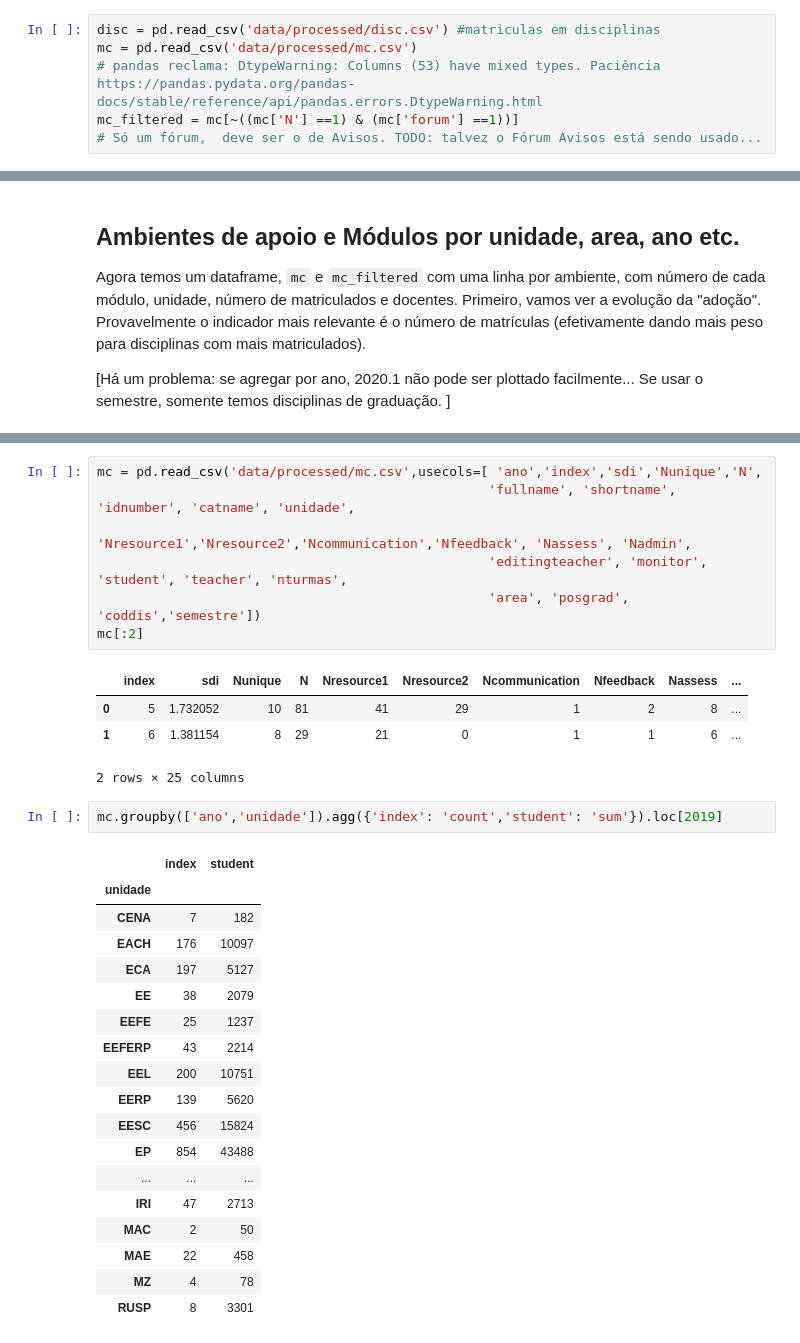
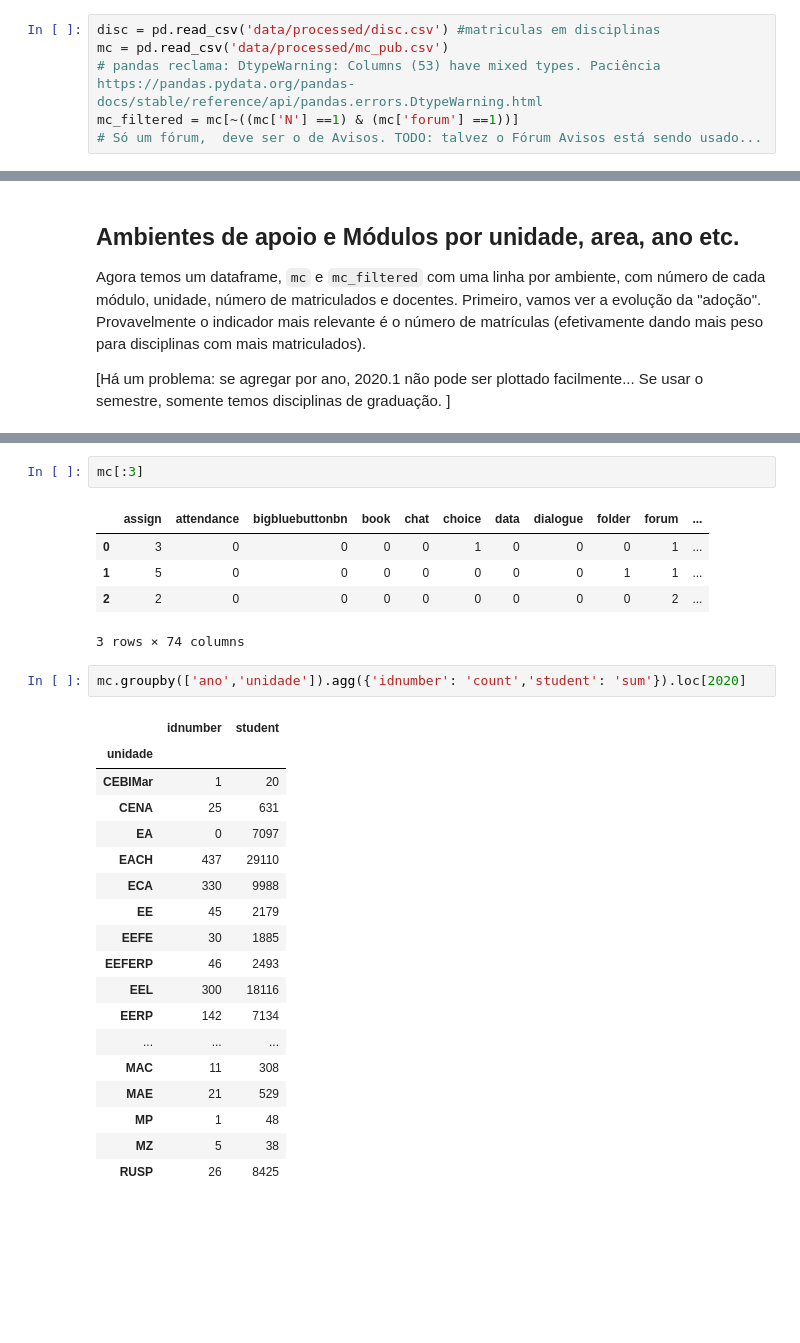
Before and after one commit to gustavo-ifusp/edisc-analytics, a Jupyter notebook: 2-Matrículas.ipynb, the cells around one changed output, grey strips where cells are left out. Drawn from its saved outputs; the diff is of its cells as text; blank space fills up the shorter version.

```diff
--- a/2-Matrículas.ipynb
+++ b/2-Matrículas.ipynb
@@ -52,7 +70,7 @@ sns.barplot(data=data,y='sglund',x='matr',estimator=np.sum,ci=False,order=order,
 [figure]
 # %%
 disc = pd.read_csv('data/processed/disc.csv') #matriculas em disciplinas
-mc = pd.read_csv('data/processed/mc.csv')
+mc = pd.read_csv('data/processed/mc_pub.csv')
 # pandas reclama: DtypeWarning: Columns (53) have mixed types. Paciência https://pandas.pydata.org/pandas-docs/stable/reference/api/pandas.errors.DtypeWarning.html
 mc_filtered = mc[~((mc['N'] ==1) & (mc['forum'] ==1))]
 # Só um fórum,  deve ser o de Avisos. TODO: talvez o Fórum Avisos está sendo usado...
@@ -206,34 +222,30 @@ Index(['index', 'link', 'assign', 'attendance', 'bigbluebuttonbn', 'book',
       dtype='object')
-# %%
-mc = pd.read_csv('data/processed/mc.csv',usecols=[ 'ano','index','sdi','Nunique','N',
-                                                  'fullname', 'shortname', 'idnumber', 'catname', 'unidade',
-                                                  'Nresource1','Nresource2','Ncommunication','Nfeedback', 'Nassess', 'Nadmin',
-                                                  'editingteacher', 'monitor', 'student', 'teacher', 'nturmas',
-                                                  'area', 'posgrad', 'coddis','semestre'])
-mc[:2]
-# %% [output]
-|  | index | sdi | Nunique | N | Nresource1 | Nresource2 | Ncommunication | Nfeedback | Nassess | ... |
-| 0 | 5 | 1.732052 | 10 | 81 | 41 | 29 | 1 | 2 | 8 | ... |
-| 1 | 6 | 1.381154 | 8 | 29 | 21 | 0 | 1 | 1 | 6 | ... |
-2 rows × 25 columns
+# %%
+mc[:3]
+# %% [output]
+|  | assign | attendance | bigbluebuttonbn | book | chat | choice | data | dialogue | folder | forum | ... |
+| 0 | 3 | 0 | 0 | 0 | 0 | 1 | 0 | 0 | 0 | 1 | ... |
+| 1 | 5 | 0 | 0 | 0 | 0 | 0 | 0 | 0 | 1 | 1 | ... |
+| 2 | 2 | 0 | 0 | 0 | 0 | 0 | 0 | 0 | 0 | 2 | ... |
+3 rows × 74 columns
 # %%
-mc.groupby(['ano','unidade']).agg({'index': 'count','student': 'sum'}).loc[2019]
+mc.groupby(['ano','unidade']).agg({'idnumber': 'count','student': 'sum'}).loc[2020]
 # %% [output]
-|  | index | student |
+|  | idnumber | student |
 | unidade |  |  |
-| CENA | 7 | 182 |
-| EACH | 176 | 10097 |
-| ECA | 197 | 5127 |
-| EE | 38 | 2079 |
-| EEFE | 25 | 1237 |
-| EEFERP | 43 | 2214 |
-| EEL | 200 | 10751 |
-| EERP | 139 | 5620 |
-| EESC | 456 | 15824 |
-| EP | 854 | 43488 |
+| CEBIMar | 1 | 20 |
+| CENA | 25 | 631 |
+| EA | 0 | 7097 |
+| EACH | 437 | 29110 |
+| ECA | 330 | 9988 |
+| EE | 45 | 2179 |
+| EEFE | 30 | 1885 |
+| EEFERP | 46 | 2493 |
+| EEL | 300 | 18116 |
+| EERP | 142 | 7134 |
 | ... | ... | ... |
-| IRI | 47 | 2713 |
-| MAC | 2 | 50 |
-| MAE | 22 | 458 |
-| MZ | 4 | 78 |
-| RUSP | 8 | 3301 |
+| MAC | 11 | 308 |
+| MAE | 21 | 529 |
+| MP | 1 | 48 |
+| MZ | 5 | 38 |
+| RUSP | 26 | 8425 |
```
Also changed, not shown: parts of 10 cells of this notebook, 1 other file.
